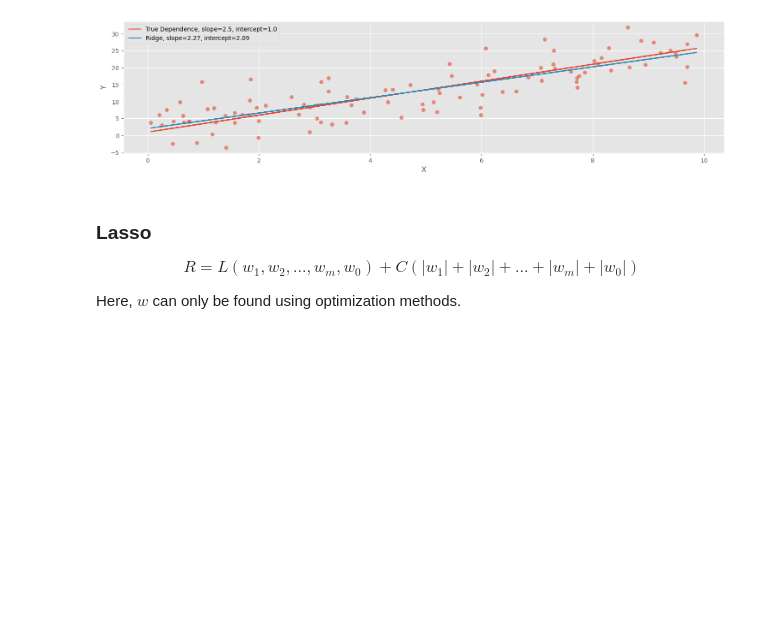
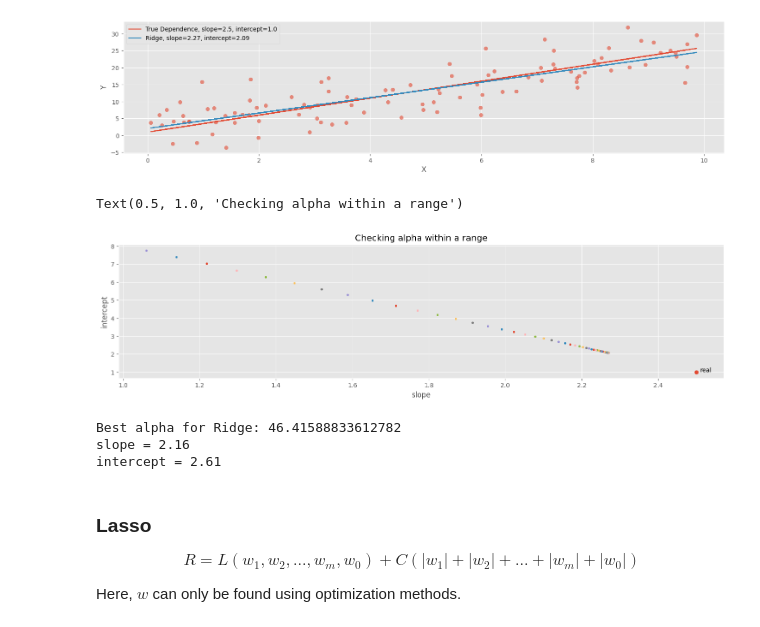
Before and after one commit to fadeeva/nakedML, a Jupyter notebook: MLnotes/005_Linear_Regression.ipynb, the cells around one changed output. Drawn from its saved outputs; the diff is of its cells as text; code cells hidden in the pictures; blank space fills up the shorter version.

Commit message:
checking diff alphas for ridge and lasso

```diff
--- a/MLnotes/005_Linear_Regression.ipynb
+++ b/MLnotes/005_Linear_Regression.ipynb
@@ -204,6 +204,36 @@ plt.legend()
 # %% [output]
 <matplotlib.legend.Legend at 0x...>
 [figure]
+# %%
+plt.figure(figsize=(18, 4))
+plt.scatter(w_true, b_true, s=40)
+plt.annotate('real', xy=np.array([w_true, b_true]), xytext=np.array([w_true, b_true])+.01)
+
+for alpha in np.logspace(-3, 3, 100):
+    model = Ridge(alpha=alpha)
+    model.fit(X_2d, y)
+
+    w_rd = model.coef_[0]
+    b_rd = model.intercept_
+
+    plt.scatter(w_rd, b_rd, s=10)
+
+plt.xlabel('slope')
+plt.ylabel('intercept')
+plt.title('Checking alpha within a range')
+# %% [output]
+Text(0.5, 1.0, 'Checking alpha within a range')
+[figure, added]
+# %%
+ridge_cv = RidgeCV(alphas=np.logspace(-3, 3, 100), cv=5)
+ridge_cv.fit(X_2d, y)
+print(f'Best alpha for Ridge: {ridge_cv.alpha_}')
+print(f'slope = {ridge_cv.coef_[0]:.2f}')
+print(f'intercept = {ridge_cv.intercept_:.2f}')
+# %% [output]
+Best alpha for Ridge: 46.41588833612782
+slope = 2.16
+intercept = 2.61
 # %% [markdown]
 ### Lasso
 
```
Also changed, not shown: parts of 3 cells of this notebook.
